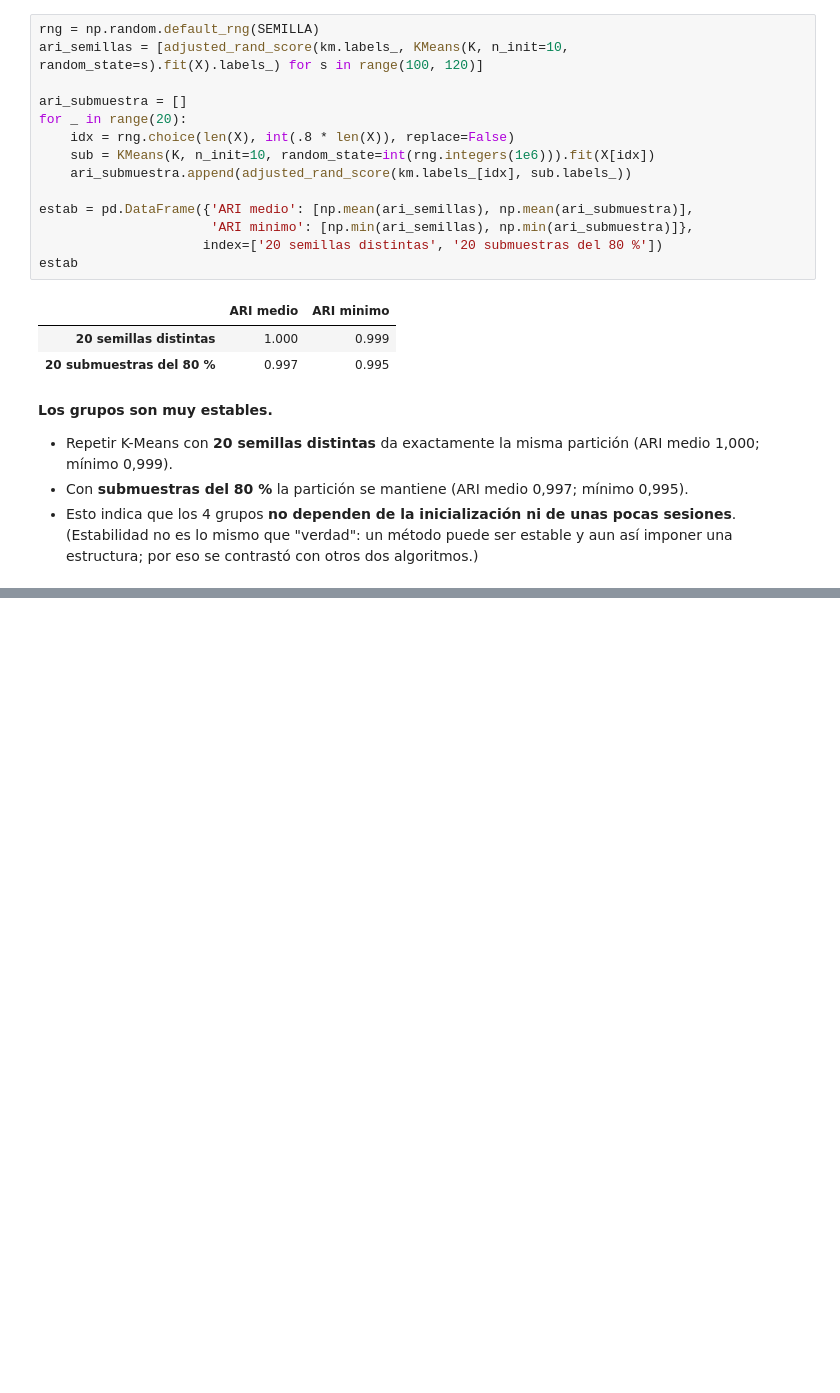
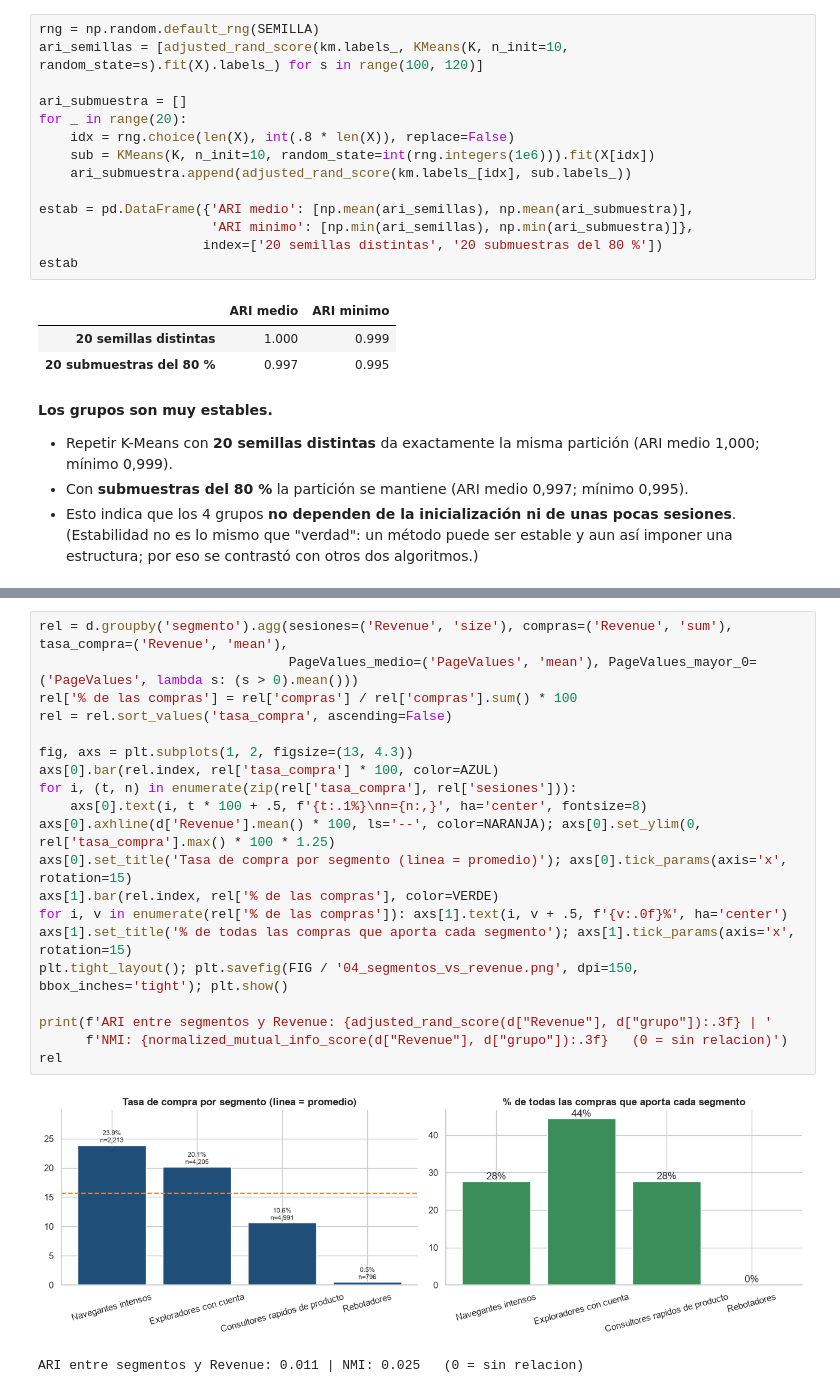
Before and after one commit to Xantyagoh/grupo3-ml-intencion-compra, a Jupyter notebook: evaluacion 4/notebooks/04_no_supervisado.ipynb, the cells around one changed output, grey strips where cells are left out. Cells and saved outputs as stored; diff of their text form; blank space fills up the shorter version.

```diff
--- a/evaluacion 4/notebooks/04_no_supervisado.ipynb
+++ b/evaluacion 4/notebooks/04_no_supervisado.ipynb
@@ -200,0 +288,23 @@ estab
+# %%
+rel = d.groupby('segmento').agg(sesiones=('Revenue', 'size'), compras=('Revenue', 'sum'), tasa_compra=('Revenue', 'mean'),
+                                PageValues_medio=('PageValues', 'mean'), PageValues_mayor_0=('PageValues', lambda s: (s > 0).mean()))
+rel['% de las compras'] = rel['compras'] / rel['compras'].sum() * 100
+rel = rel.sort_values('tasa_compra', ascending=False)
+
+fig, axs = plt.subplots(1, 2, figsize=(13, 4.3))
+axs[0].bar(rel.index, rel['tasa_compra'] * 100, color=AZUL)
+for i, (t, n) in enumerate(zip(rel['tasa_compra'], rel['sesiones'])):
+    axs[0].text(i, t * 100 + .5, f'{t:.1%}\nn={n:,}', ha='center', fontsize=8)
+axs[0].axhline(d['Revenue'].mean() * 100, ls='--', color=NARANJA); axs[0].set_ylim(0, rel['tasa_compra'].max() * 100 * 1.25)
+axs[0].set_title('Tasa de compra por segmento (linea = promedio)'); axs[0].tick_params(axis='x', rotation=15)
+axs[1].bar(rel.index, rel['% de las compras'], color=VERDE)
+for i, v in enumerate(rel['% de las compras']): axs[1].text(i, v + .5, f'{v:.0f}%', ha='center')
+axs[1].set_title('% de todas las compras que aporta cada segmento'); axs[1].tick_params(axis='x', rotation=15)
+plt.tight_layout(); plt.savefig(FIG / '04_segmentos_vs_revenue.png', dpi=150, bbox_inches='tight'); plt.show()
+
+print(f'ARI entre segmentos y Revenue: {adjusted_rand_score(d["Revenue"], d["grupo"]):.3f} | '
+      f'NMI: {normalized_mutual_info_score(d["Revenue"], d["grupo"]):.3f}   (0 = sin relacion)')
+rel
+# %% [output]
+[figure, added]
+ARI entre segmentos y Revenue: 0.011 | NMI: 0.025   (0 = sin relacion)
```
Also changed, not shown: parts of 11 cells of this notebook, 8 other files.
